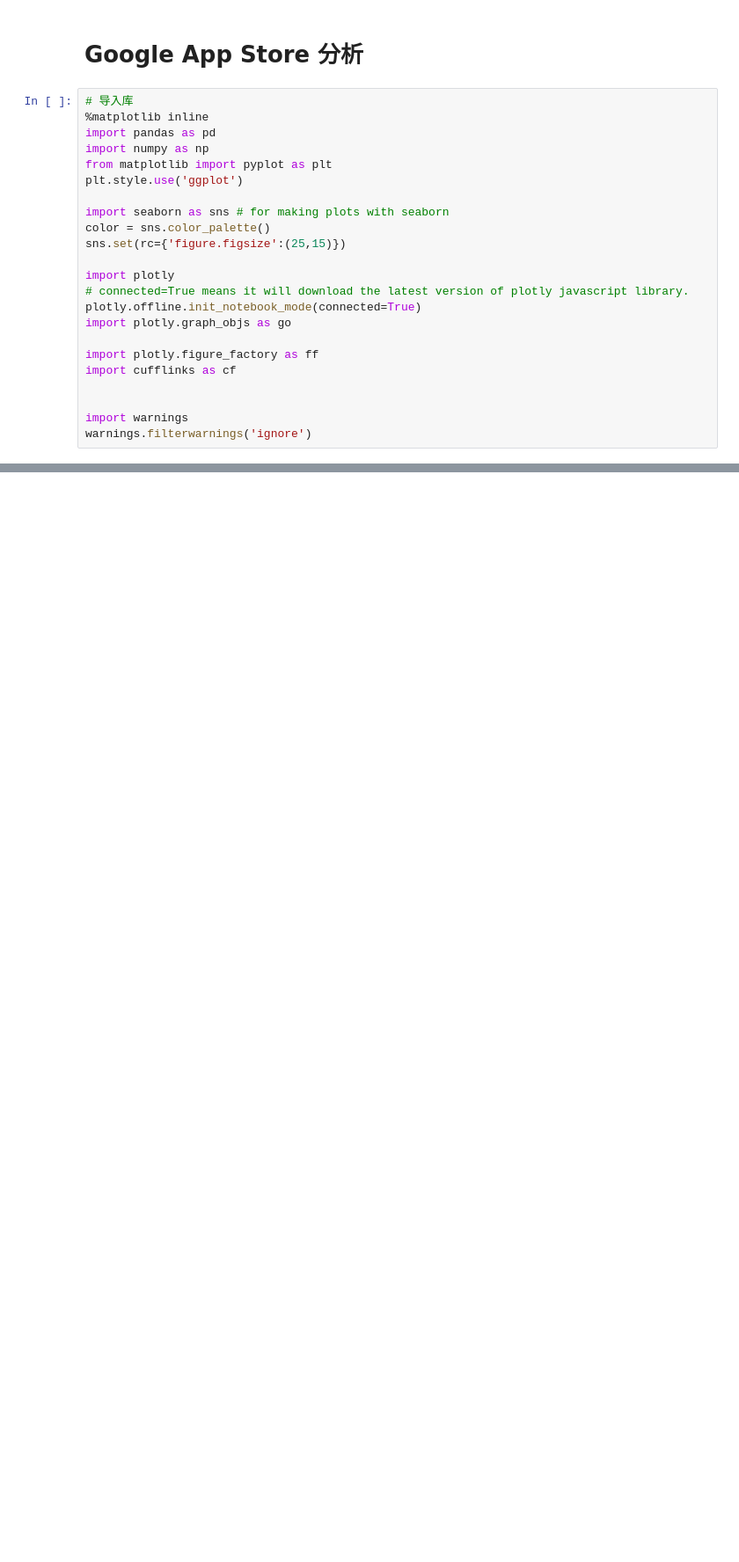
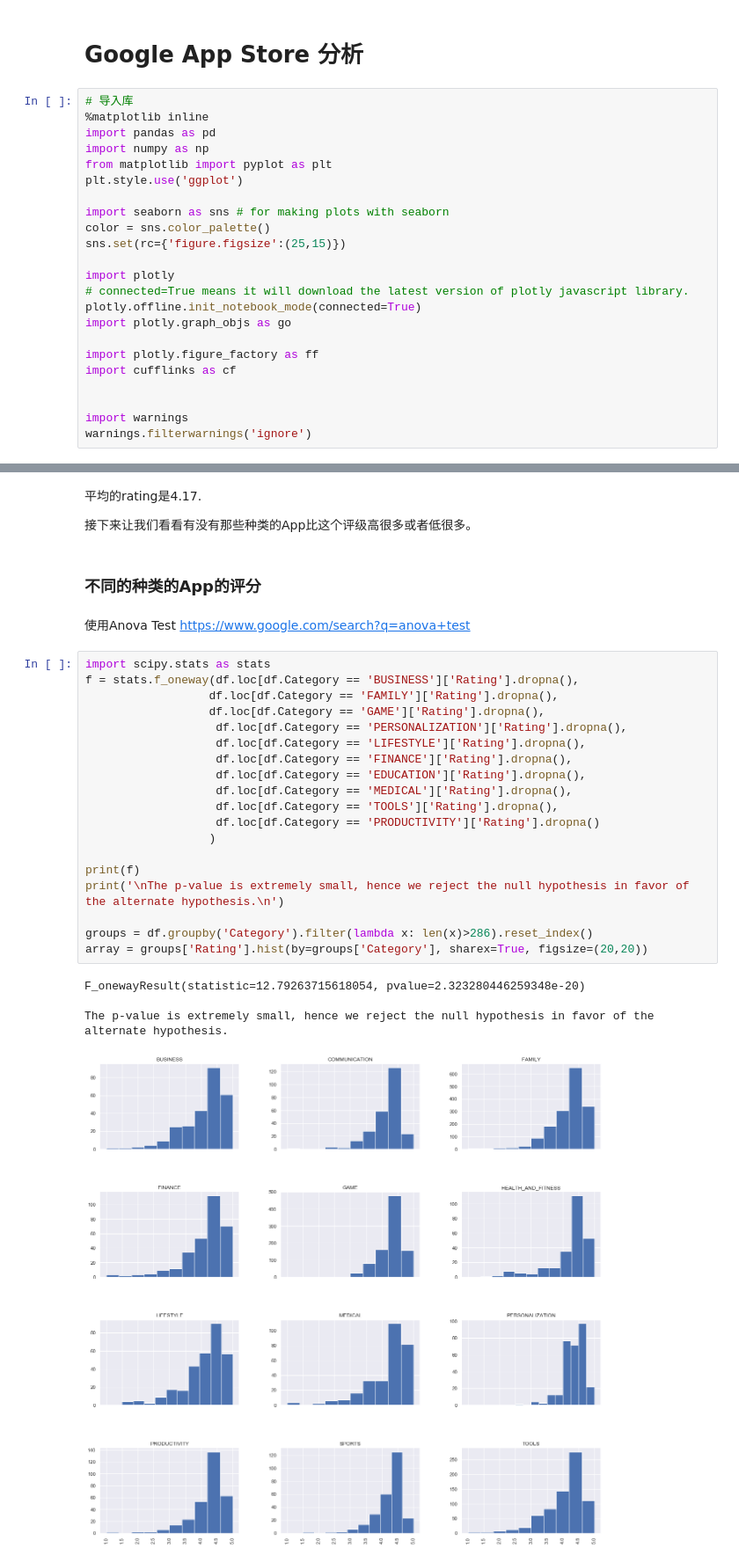
Before and after one commit to dremofly/Google-App-Store, a Jupyter notebook: google.ipynb, the cells around one changed output, grey strips where cells are left out. Shown at 88% size. Drawn from its saved outputs; the diff is of its cells as text; blank space fills up the shorter version.

```diff
--- a/google.ipynb
+++ b/google.ipynb
@@ -25,0 +234,32 @@ warnings.filterwarnings('ignore')
+# %% [markdown]
+平均的rating是4.17.
+
+接下来让我们看看有没有那些种类的App比这个评级高很多或者低很多。
+# %% [markdown]
+### 不同的种类的App的评分
+# %% [markdown]
+使用Anova Test https://www.google.com/search?q=anova+test
+# %%
+import scipy.stats as stats
+f = stats.f_oneway(df.loc[df.Category == 'BUSINESS']['Rating'].dropna(),
+                  df.loc[df.Category == 'FAMILY']['Rating'].dropna(),
+                  df.loc[df.Category == 'GAME']['Rating'].dropna(),
+                   df.loc[df.Category == 'PERSONALIZATION']['Rating'].dropna(),
+                   df.loc[df.Category == 'LIFESTYLE']['Rating'].dropna(),
+                   df.loc[df.Category == 'FINANCE']['Rating'].dropna(),
+                   df.loc[df.Category == 'EDUCATION']['Rating'].dropna(),
+                   df.loc[df.Category == 'MEDICAL']['Rating'].dropna(),
+                   df.loc[df.Category == 'TOOLS']['Rating'].dropna(),
+                   df.loc[df.Category == 'PRODUCTIVITY']['Rating'].dropna()
+                  )
+
+print(f)
+print('\nThe p-value is extremely small, hence we reject the null hypothesis in favor of the alternate hypothesis.\n')
+
+groups = df.groupby('Category').filter(lambda x: len(x)>286).reset_index()
+array = groups['Rating'].hist(by=groups['Category'], sharex=True, figsize=(20,20))
+# %% [output]
+F_onewayResult(statistic=12.79263715618054, pvalue=2.323280446259348e-20)
+
+The p-value is extremely small, hence we reject the null hypothesis in favor of the alternate hypothesis.
+[figure, added]
```
Also changed, not shown: parts of 87 cells of this notebook, 2 other files.
